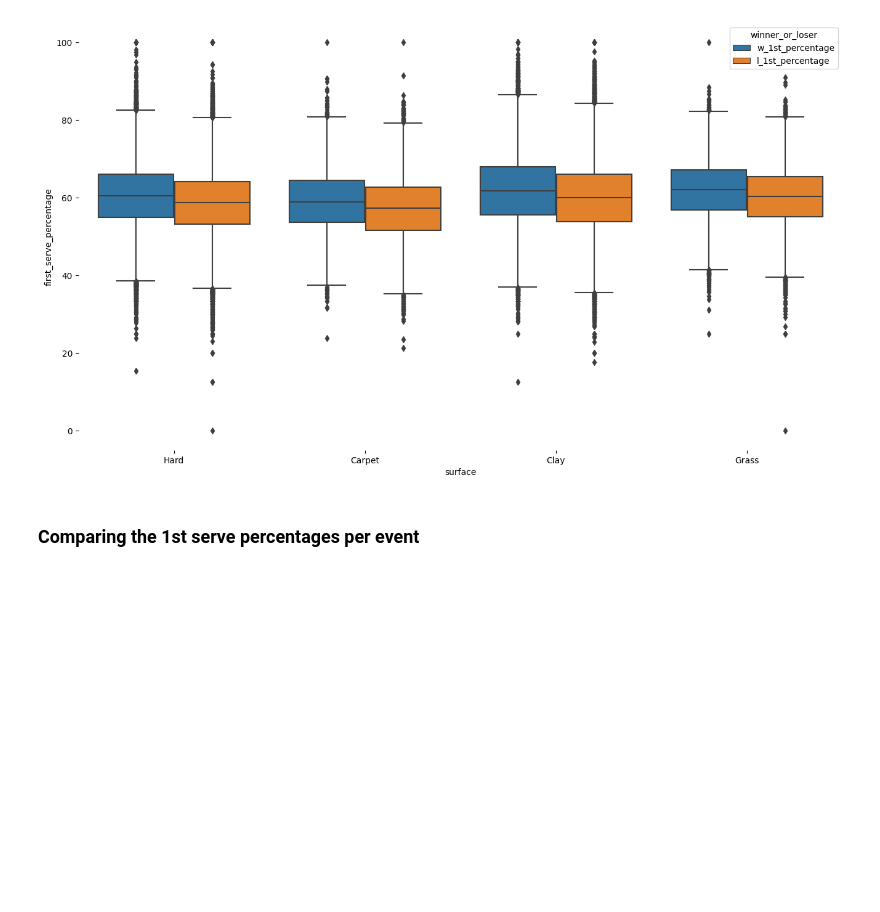
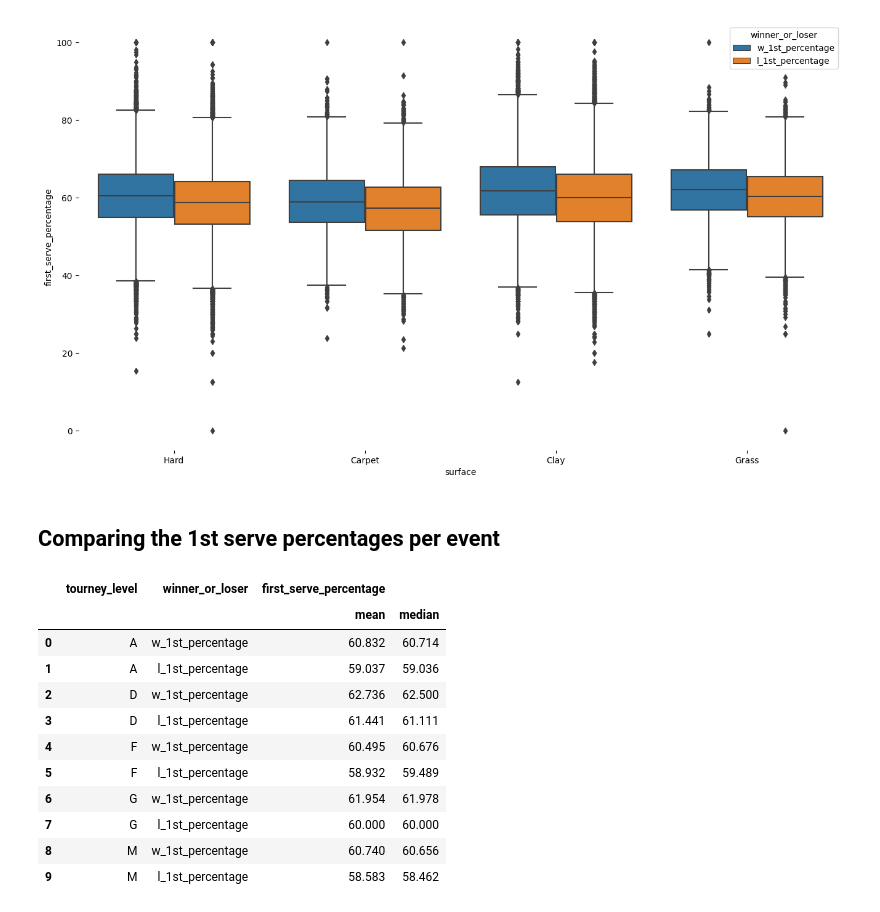
Before and after one commit to YoavWeller/Tennis_Analysis, a Jupyter notebook: tennis_analysis.ipynb, the cells around one changed output. Cells and saved outputs as stored; diff of their text form; code cells hidden in the pictures; blank space fills up the shorter version.

Commit message:
Update tennis_analysis.ipynb
Creating the analysis Comparing the 1st serve percentages per event type

```diff
--- a/tennis_analysis.ipynb
+++ b/tennis_analysis.ipynb
@@ -904,4 +904,21 @@ sns.despine(left=True, bottom=True)
 # %% [output]
 [figure]
 # %% [markdown]
-### Comparing the 1st serve percentages per event
+## Comparing the 1st serve percentages per event
+# %%
+first_serve_by_tourney_level_aggregated_df = round(first_serve_by_tourney_level_df.groupby(["tourney_level", "winner_or_loser"], as_index=False).agg({"first_serve_percentage": ["mean", "median"]}), 3)
+first_serve_by_tourney_level_aggregated_df.sort_values(by=["tourney_level", ("first_serve_percentage", "median")], ascending=[True, False], inplace=True, ignore_index=True)
+first_serve_by_tourney_level_aggregated_df
+# %% [output]
+|  | tourney_level | winner_or_loser | first_serve_percentage |  |
+|  |  |  | mean | median |
+| 0 | A | w_1st_percentage | 60.832 | 60.714 |
+| 1 | A | l_1st_percentage | 59.037 | 59.036 |
+| 2 | D | w_1st_percentage | 62.736 | 62.500 |
+| 3 | D | l_1st_percentage | 61.441 | 61.111 |
+| 4 | F | w_1st_percentage | 60.495 | 60.676 |
+| 5 | F | l_1st_percentage | 58.932 | 59.489 |
+| 6 | G | w_1st_percentage | 61.954 | 61.978 |
+| 7 | G | l_1st_percentage | 60.000 | 60.000 |
+| 8 | M | w_1st_percentage | 60.740 | 60.656 |
+| 9 | M | l_1st_percentage | 58.583 | 58.462 |
```
Also changed, not shown: parts of 1 cell of this notebook.
